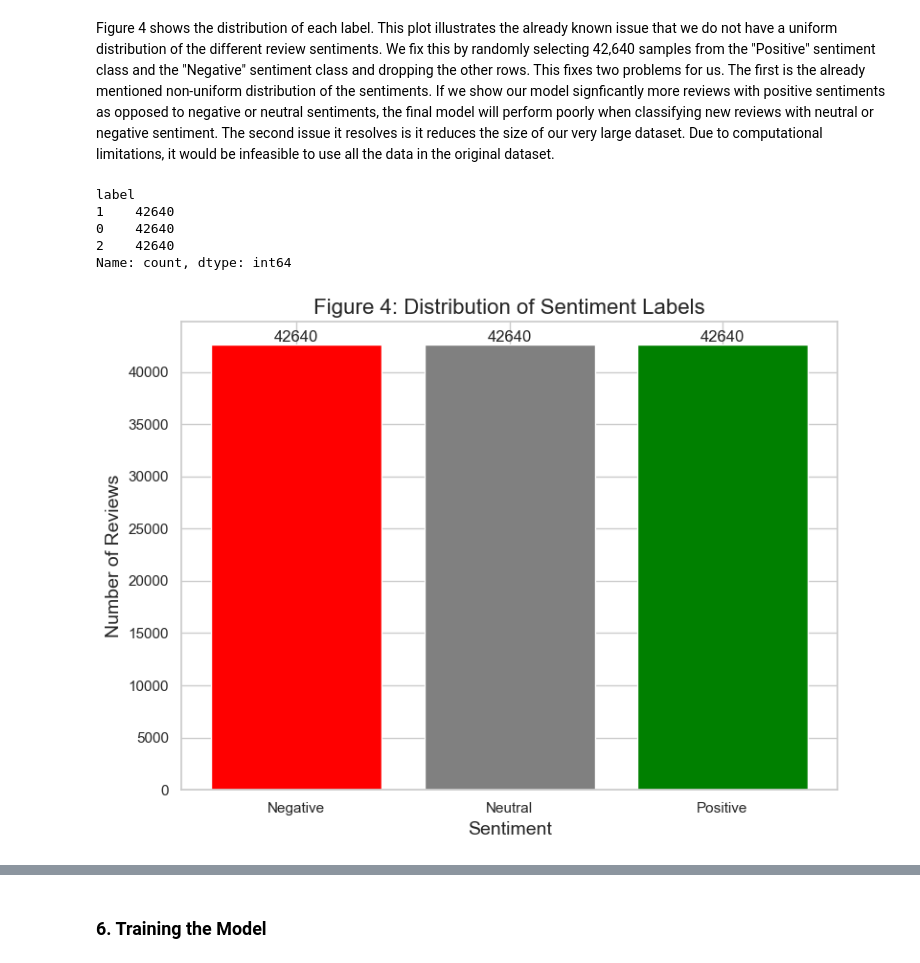
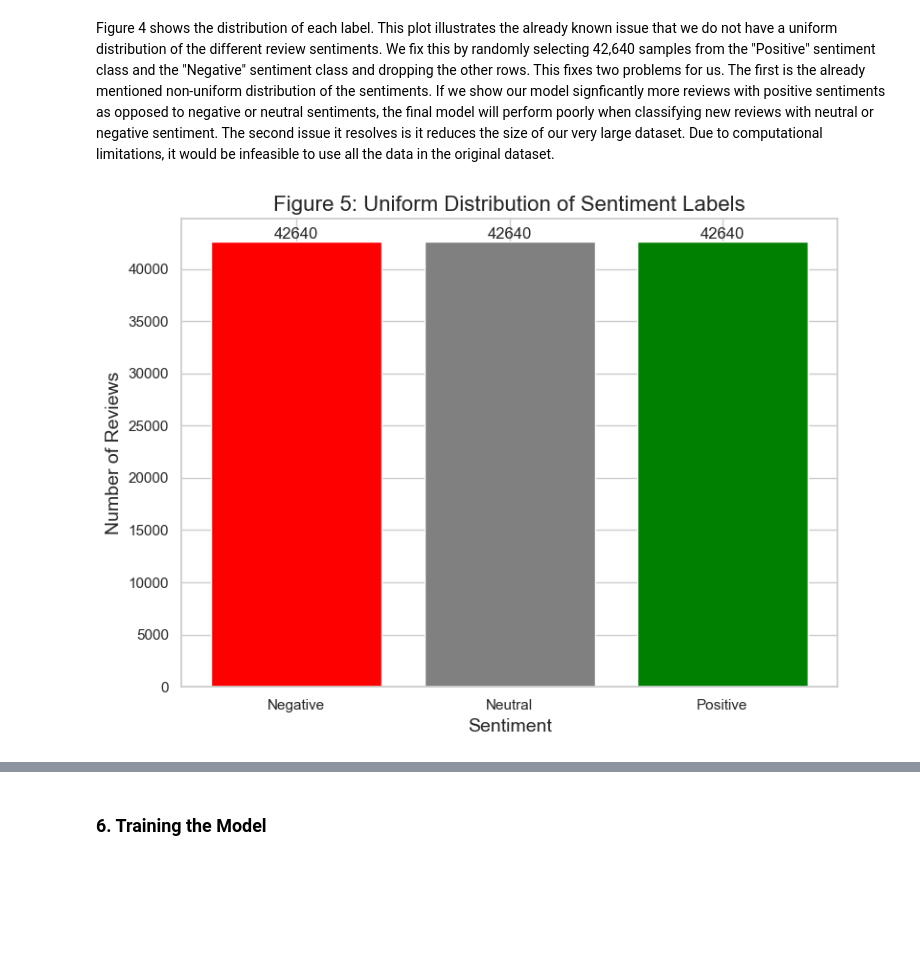
Before and after one commit to mqarmout/amazon_sentiment_analysis, a Jupyter notebook: math_for_DL_project.ipynb, the cells around one changed output, grey strips where cells are left out. Saved outputs shown, nothing was run; the diff lists cells and outputs as text; code cells hidden in the pictures; blank space fills up the shorter version.

```diff
--- a/math_for_DL_project.ipynb
+++ b/math_for_DL_project.ipynb
@@ -187,67 +202,19 @@ Figure 4 shows the distribution of each label. This plot illustrates the already
 # %%
 # Define the target number of samples per sentiment
 target_count = 42640
 
 # Set a random seed for reproducibility
 random_state = 42
 
 # Sample equal number of reviews for each sentiment
 df_balanced = df_selected.groupby('label').apply(
     lambda x: x.sample(n=target_count, random_state=random_state)
 ).reset_index(drop=True)
 
-# (Optional) Shuffle the balanced DataFrame
+# Shuffle the balanced DataFrame
 df_balanced = df_balanced.sample(frac=1, random_state=random_state).reset_index(drop=True)
 
-# Verify the distribution
-print(df_balanced['label'].value_counts())
+# Plot the Sentiment-Distribution
+plot_sentiment_distribution(df_balanced, score_column='Score', label_column='label',title='Figure 5: Uniform Distribution of Sentiment Labels')
 # %% [output]
-label
-1    42640
-0    42640
-2    42640
-Name: count, dtype: int64
+[figure, added]
-# %%
-# Make the background of the plot a whtie grid
-sns.set(style="whitegrid")
-
-# Define the mapping from Score to label
-score_to_label = {
-    1: 0,  # Negative sentiment
-    2: 0,  # Negative sentiment
-    3: 1,  # Neutral sentiment
-    4: 2,  # Positive sentiment
-    5: 2   # Positive sentiment
-}
-
-# Create the 'label' column
-df_balanced['label'] = df_balanced['Score'].map(score_to_label)
-
-# Create a chart to visualize the newly created 'label' column
-
-# Count the occurrences of each label
-label_counts = df_balanced['label'].value_counts().sort_index()
-
-#Define label names for better readability
-label_names = ['Negative', 'Neutral', 'Positive']
-
-# Create the bar chart
-plt.figure(figsize=(8, 6))
-bars = plt.bar(label_names, label_counts, color=['red', 'gray', 'green'])
-
-# Add titles and labels
-plt.title('Figure 4: Distribution of Sentiment Labels', fontsize=16)
-plt.xlabel('Sentiment', fontsize=14)
-plt.ylabel('Number of Reviews', fontsize=14)
-
-# Add count labels on top of each bar
-for bar in bars:
-    height = bar.get_height()
-    plt.text(bar.get_x() + bar.get_width()/2, height + 5,
-             f'{height}', ha='center', va='bottom', fontsize=12)
-
-# Show the plot
-plt.tight_layout()
-plt.show()
-# %% [output]
-[figure, removed]
```
Also changed, not shown: parts of 15 cells of this notebook.
